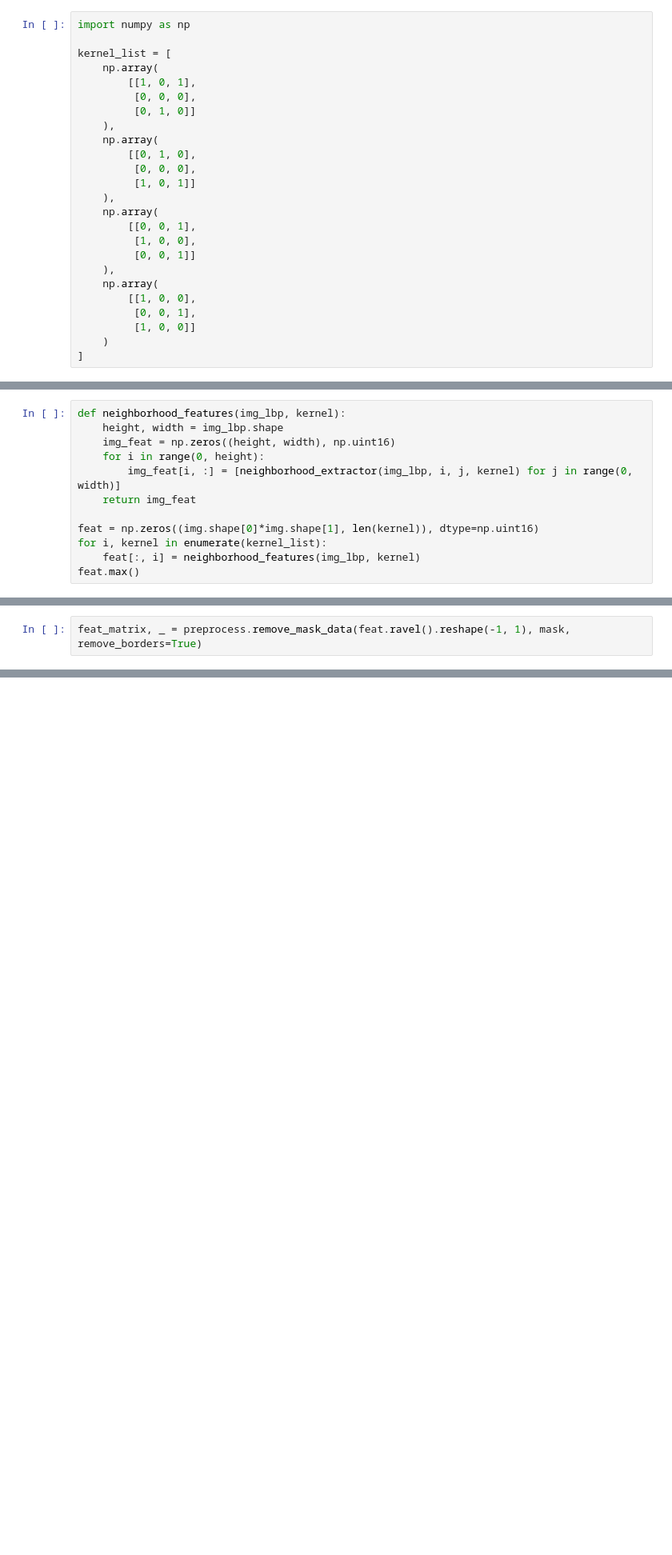
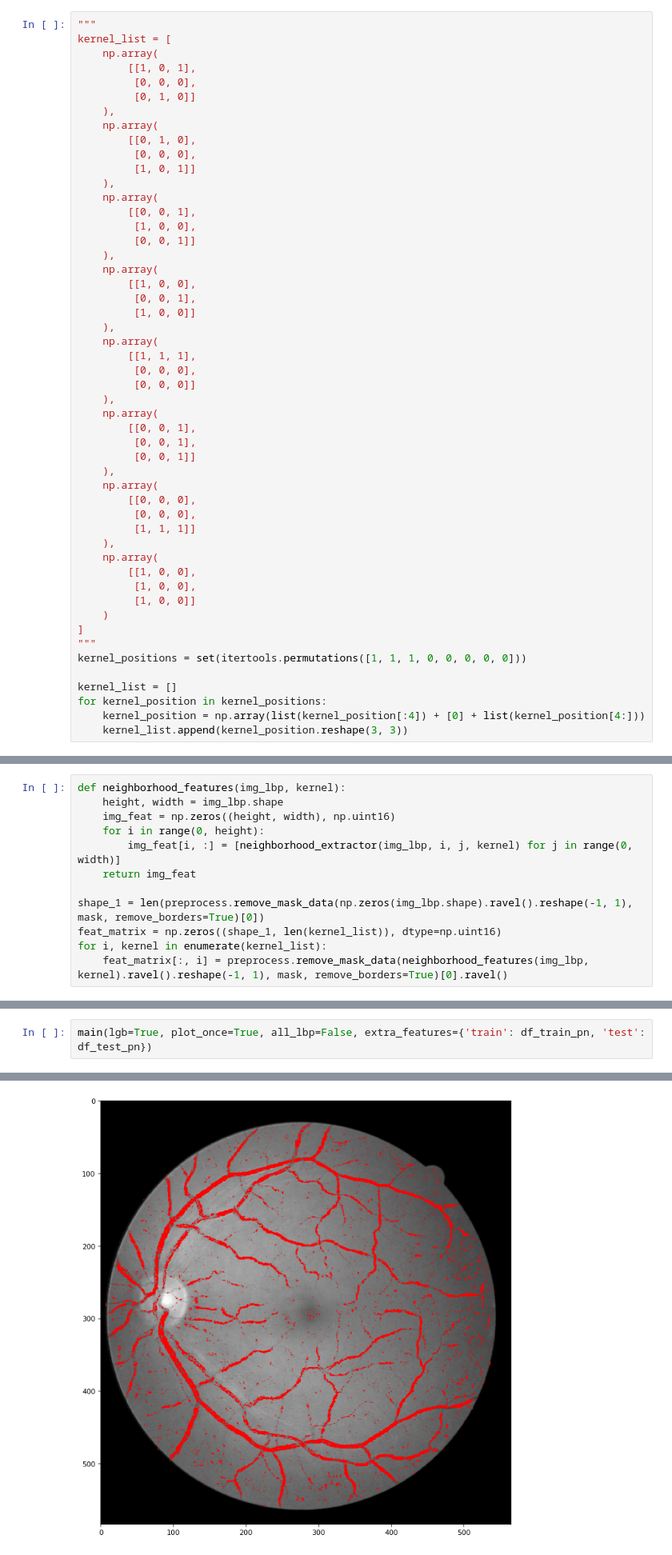
Before and after one commit to f-castellanos/lbp-pyramid, a Jupyter notebook: pixel_neighborhood.ipynb, the cells around one changed output, grey strips where cells are left out. Shown at 80% size. Cells and saved outputs as stored; diff of their text form; blank space fills up the shorter version.

```diff
--- a/pixel_neighborhood.ipynb
+++ b/pixel_neighborhood.ipynb
@@ -53,8 +59,7 @@ plot_img(img_lbp, v_max={
 # %% [output]
 [figure]
 # %%
-import numpy as np
-
+"""
 kernel_list = [
     np.array(
         [[1, 0, 1],
@@ -75,8 +80,35 @@ kernel_list = [
         [[1, 0, 0],
          [0, 0, 1],
          [1, 0, 0]]
+    ),
+    np.array(
+        [[1, 1, 1],
+         [0, 0, 0],
+         [0, 0, 0]]
+    ),
+    np.array(
+        [[0, 0, 1],
+         [0, 0, 1],
+         [0, 0, 1]]
+    ),
+    np.array(
+        [[0, 0, 0],
+         [0, 0, 0],
+         [1, 1, 1]]
+    ),
+    np.array(
+        [[1, 0, 0],
+         [1, 0, 0],
+         [1, 0, 0]]
     )
 ]
+"""
+kernel_positions = set(itertools.permutations([1, 1, 1, 0, 0, 0, 0, 0]))
+
+kernel_list = []
+for kernel_position in kernel_positions:
+    kernel_position = np.array(list(kernel_position[:4]) + [0] + list(kernel_position[4:]))
+    kernel_list.append(kernel_position.reshape(3, 3))
 # %%
 def neighborhood_extractor(img_lbp, x, y, kernel):
     r = kernel.shape[0]//2
@@ -108,7 +140,7 @@ def neighborhood_features(img_lbp, kernel):
         img_feat[i, :] = [neighborhood_extractor(img_lbp, i, j, kernel) for j in range(0, width)]
     return img_feat
 
-feat = np.zeros((img.shape[0]*img.shape[1], len(kernel)), dtype=np.uint16)
+shape_1 = len(preprocess.remove_mask_data(np.zeros(img_lbp.shape).ravel().reshape(-1, 1), mask, remove_borders=True)[0])
+feat_matrix = np.zeros((shape_1, len(kernel_list)), dtype=np.uint16)
 for i, kernel in enumerate(kernel_list):
-    feat[:, i] = neighborhood_features(img_lbp, kernel)
-feat.max()
+    feat_matrix[:, i] = preprocess.remove_mask_data(neighborhood_features(img_lbp, kernel).ravel().reshape(-1, 1), mask, remove_borders=True)[0].ravel()
@@ -117,5 +147,3 @@ feat.max()
-# %%
-feat_matrix, _ = preprocess.remove_mask_data(feat.ravel().reshape(-1, 1), mask, remove_borders=True)
 # %%
 label_path = list(Path(f"{path.parent.parent}/1st_manual").glob(f"{str(path).split('/')[-1].split('_')[0]}*"))[0]
 label = preprocess.get_label(label_path).reshape(-1, 1)
@@ -180,0 +286,3 @@ Confusion matrix:
+# %%
+main(lgb=True, plot_once=True, all_lbp=False, extra_features={'train': df_train_pn, 'test': df_test_pn})
+# %% [output]
@@ -180,0 +291 @@ Confusion matrix:
+[figure, added]
```
Also changed, not shown: parts of 17 cells of this notebook, 7 other files.
